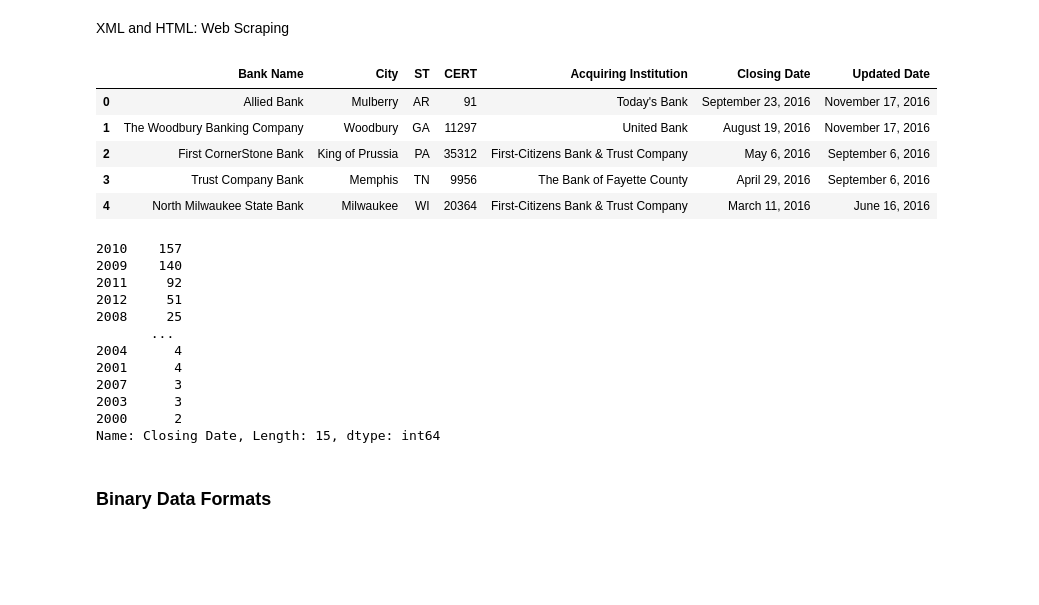
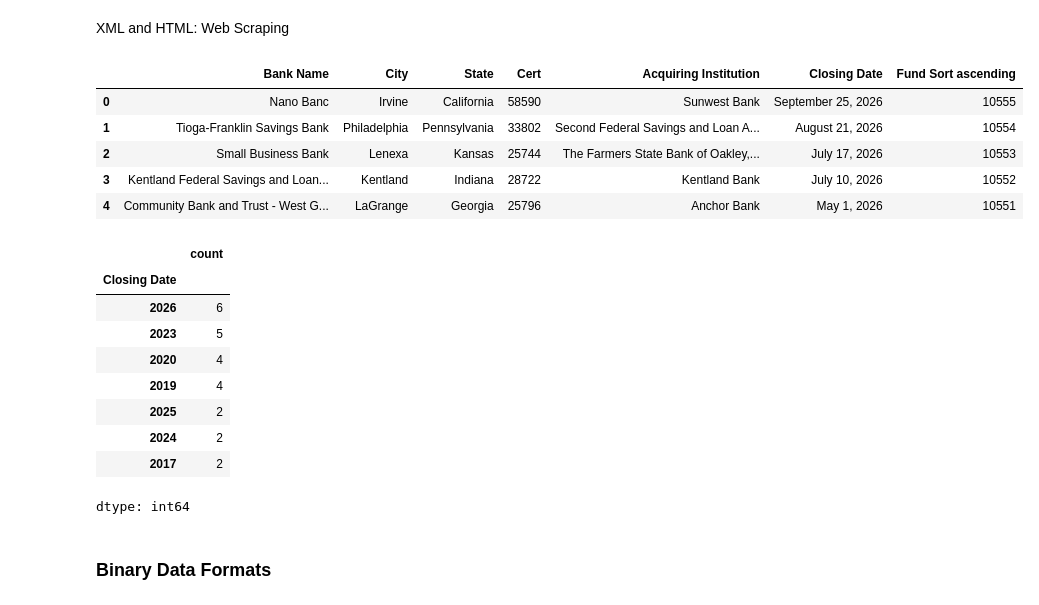
Before and after one commit to ajithraphaelthomas/colab-git-assignment2-ART, a Jupyter notebook: LA3.ipynb, the cells around one changed output. Drawn from its saved outputs; the diff is of its cells as text; code cells hidden in the pictures; blank space fills up the shorter version.

```diff
--- a/LA3.ipynb
+++ b/LA3.ipynb
@@ -858,34 +862,34 @@ print(data.to_json(orient='records'))
 # %% [markdown]
 XML and HTML: Web Scraping
 # %%
-tables = pd.read_html('fdic_failed_bank_list.html')
+url = "https://www.fdic.gov/resources/resolutions/bank-failures/failed-bank-list/"
+
+tables = pd.read_html(url)
 len(tables)
 failures = tables[0]
 failures.head()
 # %% [output]
-|  | Bank Name | City | ST | CERT | Acquiring Institution | Closing Date | Updated Date |
-| 0 | Allied Bank | Mulberry | AR | 91 | Today's Bank | September 23, 2016 | November 17, 2016 |
-| 1 | The Woodbury Banking Company | Woodbury | GA | 11297 | United Bank | August 19, 2016 | November 17, 2016 |
-| 2 | First CornerStone Bank | King of Prussia | PA | 35312 | First-Citizens Bank & Trust Company | May 6, 2016 | September 6, 2016 |
-| 3 | Trust Company Bank | Memphis | TN | 9956 | The Bank of Fayette County | April 29, 2016 | September 6, 2016 |
-| 4 | North Milwaukee State Bank | Milwaukee | WI | 20364 | First-Citizens Bank & Trust Company | March 11, 2016 | June 16, 2016 |
+|  | Bank Name | City | State | Cert | Acquiring Institution | Closing Date | Fund Sort ascending |
+| 0 | Nano Banc | Irvine | California | 58590 | Sunwest Bank | September 25, 2026 | 10555 |
+| 1 | Tioga-Franklin Savings Bank | Philadelphia | Pennsylvania | 33802 | Second Federal Savings and Loan A... | August 21, 2026 | 10554 |
+| 2 | Small Business Bank | Lenexa | Kansas | 25744 | The Farmers State Bank of Oakley,... | July 17, 2026 | 10553 |
+| 3 | Kentland Federal Savings and Loan... | Kentland | Indiana | 28722 | Kentland Bank | July 10, 2026 | 10552 |
+| 4 | Community Bank and Trust - West G... | LaGrange | Georgia | 25796 | Anchor Bank | May 1, 2026 | 10551 |
 # %%
 close_timestamps = pd.to_datetime(failures['Closing Date'])
 close_timestamps.dt.year.value_counts()
 #close_timestamps
 # %% [output]
+|  | count |
+| Closing Date |  |
+| 2026 | 6 |
+| 2023 | 5 |
+| 2020 | 4 |
+| 2019 | 4 |
+| 2025 | 2 |
+| 2024 | 2 |
+| 2017 | 2 |
-2010    157
-2009    140
-2011     92
-2012     51
-2008     25
-       ...
-2004      4
-2001      4
-2007      3
-2003      3
-2000      2
-Name: Closing Date, Length: 15, dtype: int64
+dtype: int64
 # %% [markdown]
 ### Binary Data Formats
 # %%
```
Also changed, not shown: parts of 14 cells of this notebook.
